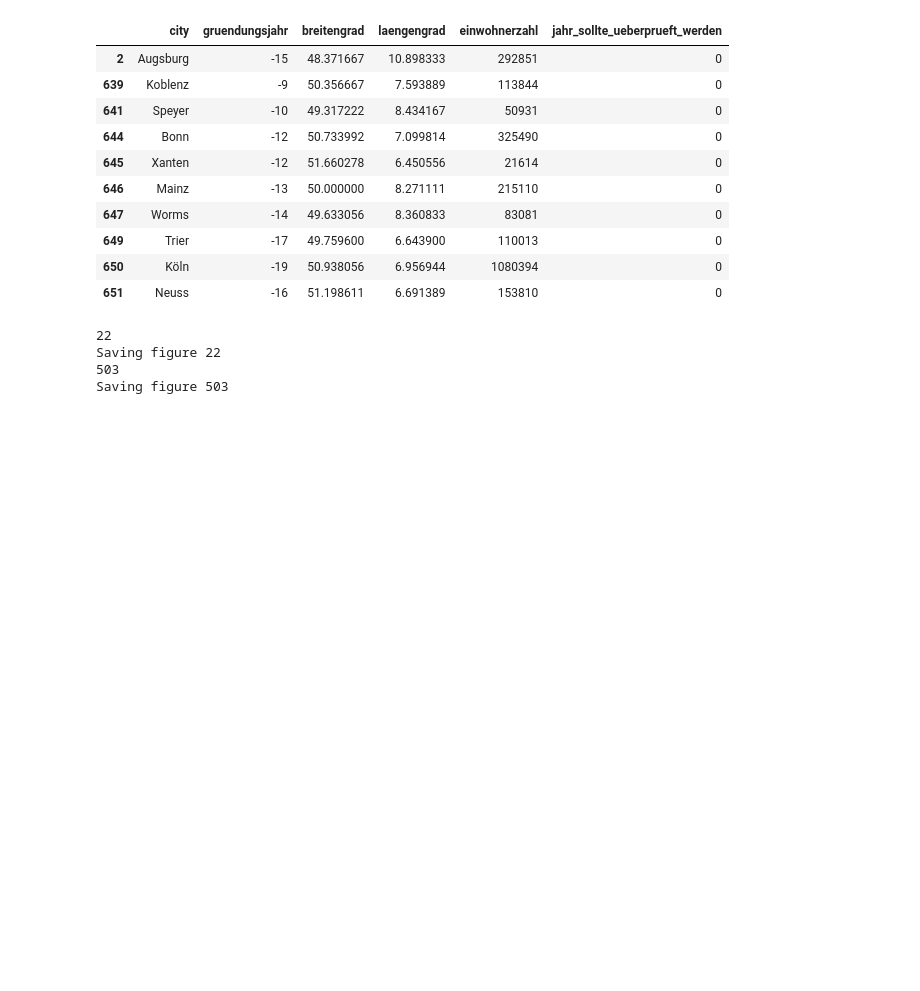
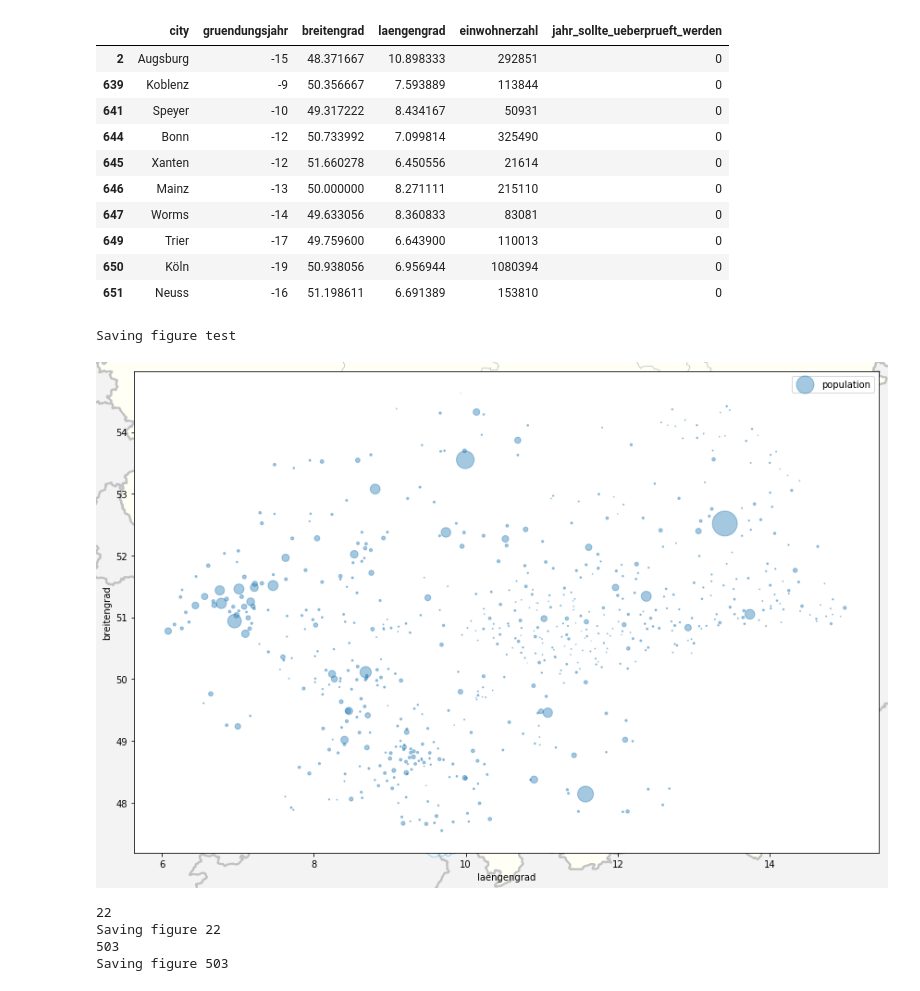
Before and after one commit to s-maibuecher/german_city_foundation, a Jupyter notebook: german-city-foundation.ipynb, the cells around one changed output. Cells and saved outputs as stored; diff of their text form; code cells hidden in the pictures; blank space fills up the shorter version.

```diff
--- a/german-city-foundation.ipynb
+++ b/german-city-foundation.ipynb
@@ -94,6 +96,27 @@ plot_all_cities_which_excisted_in(-2)
 | 649 | Trier | -17 | 49.759600 | 6.643900 | 110013 | 0 |
 | 650 | Köln | -19 | 50.938056 | 6.956944 | 1080394 | 0 |
 | 651 | Neuss | -16 | 51.198611 | 6.691389 | 153810 | 0 |
+# %%
+PROJECT_ROOT_DIR = "."
+IMAGES_PATH = os.path.join(PROJECT_ROOT_DIR, "generated_images")
+
+def test_save_img_not_displaying(dataframe, fig_id, tight_layout=True, fig_extension="png", resolution=100):
+    ax = dataframe.plot.scatter( x="laengengrad", y="breitengrad", alpha=0.4, s=dataframe["einwohnerzahl"]/5000, label="population",
+               figsize=(12,8))
+    image = plt.imread("./img/umrisskarte-deutschland.png")
+    plt.figimage(image, alpha=0.4)
+    path = os.path.join(IMAGES_PATH, fig_id + "." + fig_extension)
+    print("Saving figure", fig_id)
+    if tight_layout:
+        plt.tight_layout()
+    plt.savefig(path, format=fig_extension, dpi=resolution)
+
+    ### irgendwas von figimage noch konfigurieren, sonst hier unten die Plots angucken, sonst auf der codereview Seite
+
+test_save_img_not_displaying(df, "test")
+# %% [output]
+Saving figure test
+[figure, added]
 # %%
 ROJECT_ROOT_DIR = "."
 IMAGES_PATH = os.path.join(PROJECT_ROOT_DIR, "generated_images")
```
Also changed, not shown: parts of 3 cells of this notebook.
